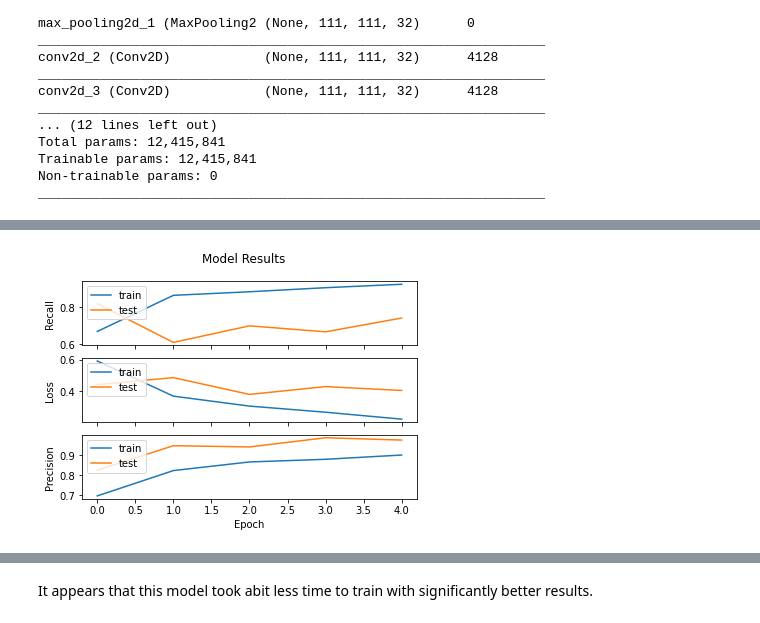
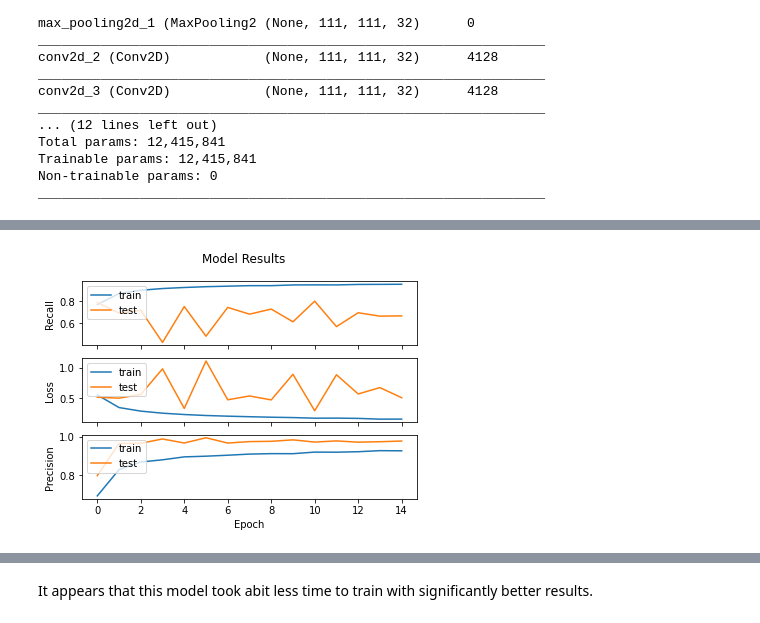
Before and after one commit to edgarbarr1/colon-cancer-cnn, a Jupyter notebook: colon_cancer_image.ipynb, the cells around one changed output, grey strips where cells are left out. Cells and saved outputs as stored; diff of their text form; code cells hidden in the pictures.

```diff
--- a/colon_cancer_image.ipynb
+++ b/colon_cancer_image.ipynb
@@ -535,13 +542,18 @@ Non-trainable params: 0
 _________________________________________________________________
 # %%
 model_2.compile(loss='binary_crossentropy', optimizer='adam', metrics=[Precision(), Recall(), 'accuracy'])
+# %%
+checkpoint_model_two = ModelCheckpoint('/content/drive/MyDrive/colon_dataset/checkpoint_model_two',
+                             monitor='val_loss',
+                             verbose = 1,
+                             save_best_only=True)
 # %%
 start = time.time()
 history_2 = model_2.fit(
     x = train_generator,
     validation_data = validation_generator,
     epochs = 15,
-    callbacks = [checkpoint,early_stop]
+    callbacks = checkpoint_model_two
 )
 end = time.time()
 
@@ -576,4 +592,4 @@ Epoch 00005: val_loss did not improve from 0.37896
 # %%
-visualize_training_results(history_2, 1)
+visualize_training_results(history_2)
 # %% [output]
-[figure, old version]
+[figure, new version]
```
Also changed, not shown: parts of 132 cells of this notebook.
